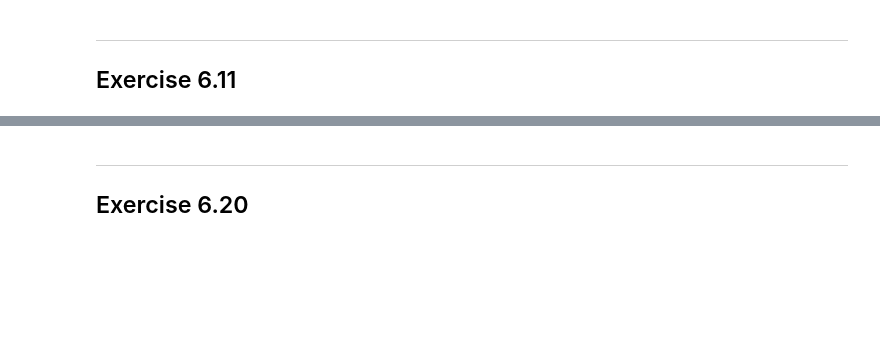
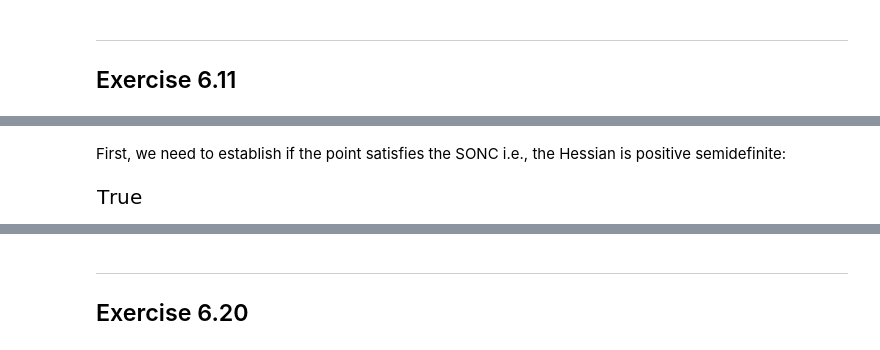
Before and after one commit to sheikhomar/opan, a Jupyter notebook: hw04.ipynb, the cells around one changed output, grey strips where cells are left out. Cells and saved outputs as stored; diff of their text form; code cells hidden in the pictures; blank space fills up the shorter version.

```diff
--- a/hw04.ipynb
+++ b/hw04.ipynb
@@ -376,0 +414,7 @@ The function $f$ does not have a minimizer since the Hessian is not positive sem
+# %% [markdown]
+First, we need to establish if the point satisfies the SONC i.e., the Hessian is positive semidefinite:
+# %%
+# f611.hessian_at([0, 0]).det() >= 0
+f611.satisfies_sonc([0, 0])
+# %% [output]
+[figure, added]
```
Also changed, not shown: parts of 13 cells of this notebook.
